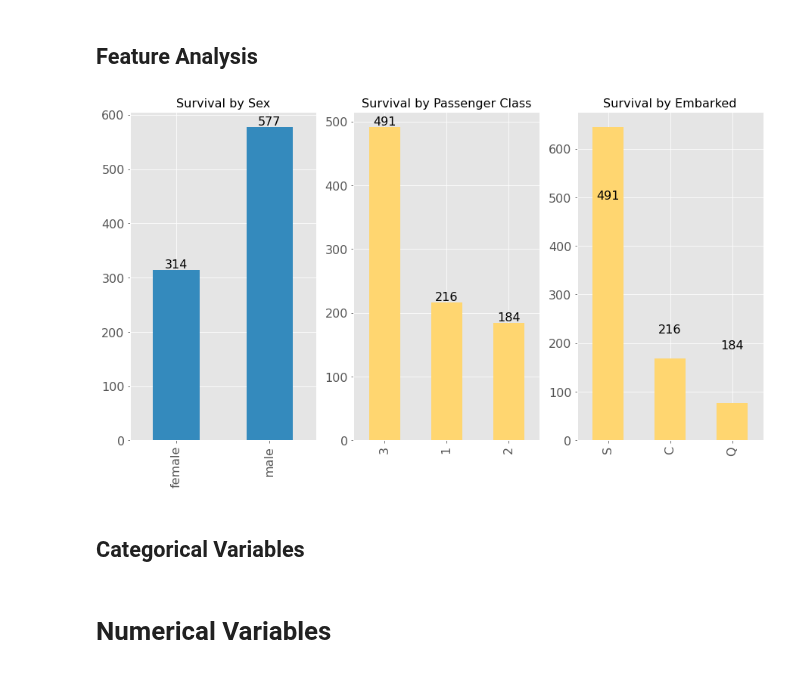
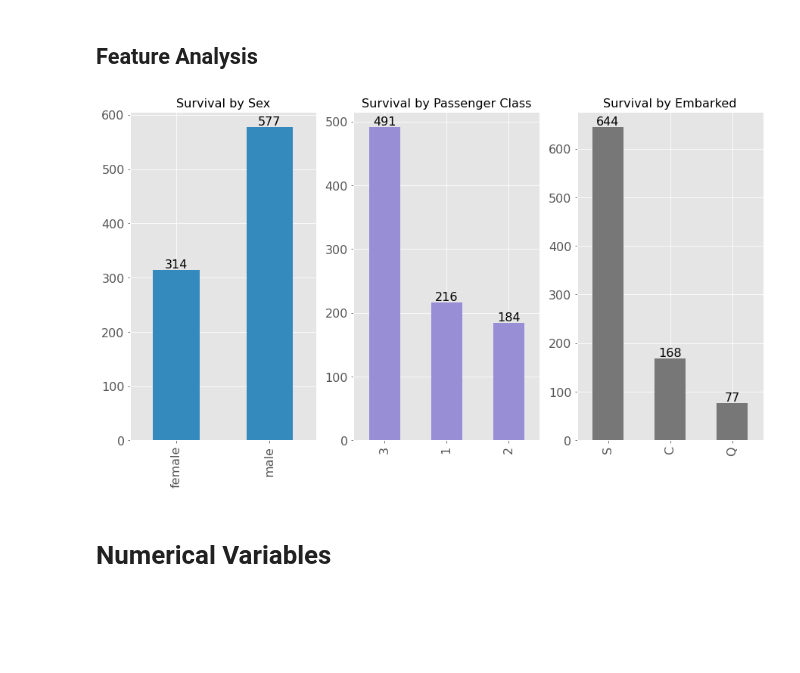
Before and after one commit to melling/ml-kaggle-titanic, a Jupyter notebook: logistic-regression-series.ipynb, the cells around one changed output. Cells and saved outputs as stored; diff of their text form; code cells hidden in the pictures; blank space fills up the shorter version.

```diff
--- a/logistic-regression-series.ipynb
+++ b/logistic-regression-series.ipynb
@@ -239,28 +239,25 @@ Index(['PassengerId', 'Survived', 'Pclass', 'Name', 'Sex', 'Age', 'SibSp',
 # %%
 fig, axs = plt.subplots(nrows=1, ncols=3, figsize=(15, 8))
 
 # train["Sex"].value_counts(ascending=True).plot(kind="bar", figsize=(8, 5), color=color_pal[1], ax=axs[0])
 train["Sex"].value_counts(ascending=True).plot(kind="bar", color=color_pal[1], ax=axs[0])
 
 axs[0].set_title("Survival by Sex", fontsize=16)
 axs[0].bar_label(axs[0].containers[0], label_type="edge")
 
 # train["Pclass"].value_counts(ascending=False).plot(kind="bar", figsize=(5, 3), ax=axs[1])
-train["Pclass"].value_counts(ascending=False).plot(kind="bar", ax=axs[1])
+train["Pclass"].value_counts(ascending=False).plot(kind="bar", color=color_pal[2], ax=axs[1])
 axs[1].set_title("Survival by Passenger Class", fontsize=16)
 axs[1].bar_label(axs[1].containers[0], label_type="edge")
 
-train["Embarked"].value_counts(ascending=False).plot(kind="bar", ax=axs[2])
+train["Embarked"].value_counts(ascending=False).plot(kind="bar", color=color_pal[3], ax=axs[2])
 axs[2].set_title("Survival by Embarked", fontsize=16)
-axs[2].bar_label(axs[1].containers[0], label_type="edge")
-
+axs[2].bar_label(axs[2].containers[0], label_type="edge")
 
 
 plt.show()
 # %% [output]
-[figure, old version]
+[figure, new version]
-# %% [markdown]
-## Categorical Variables
 # %% [markdown]
 # Numerical Variables
 # %% [markdown]
```
Also changed, not shown: parts of 10 cells of this notebook.
